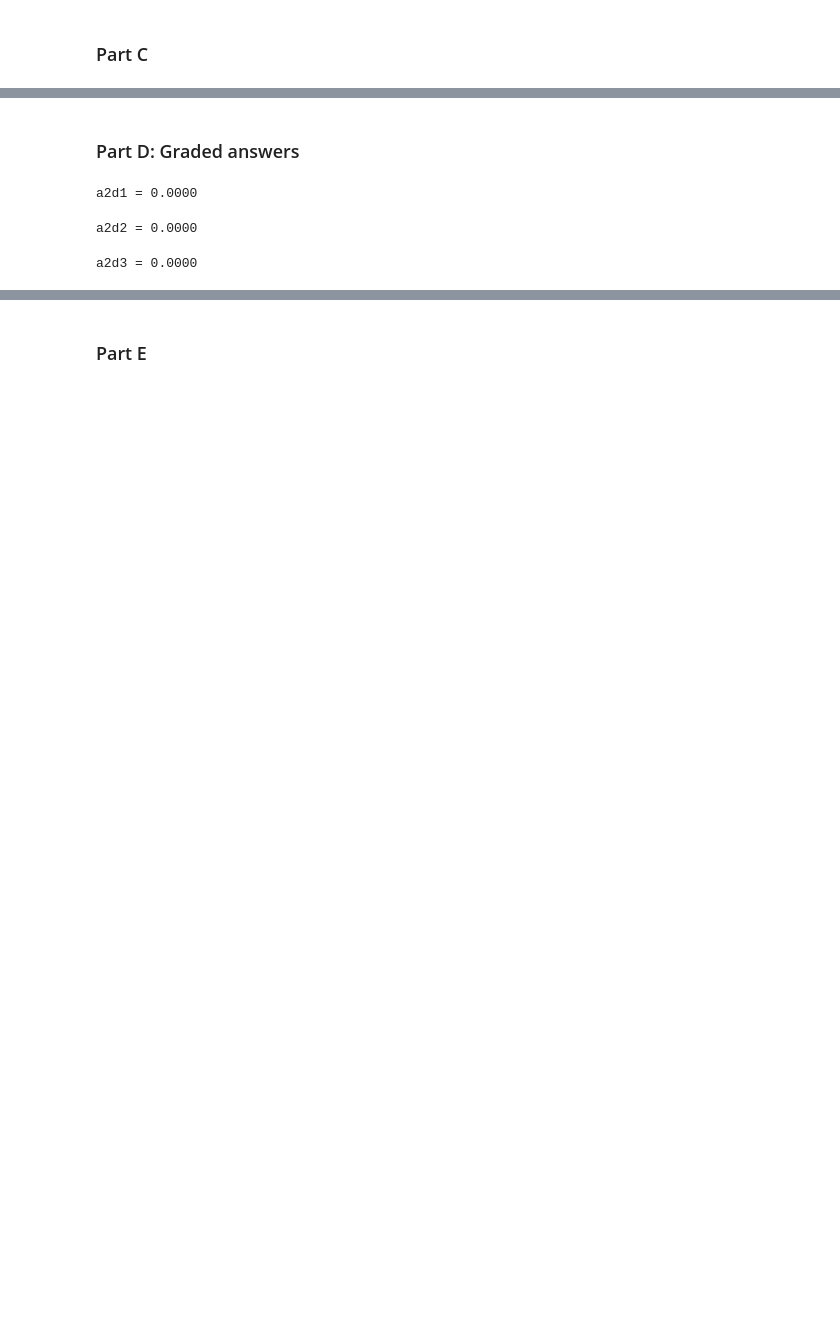
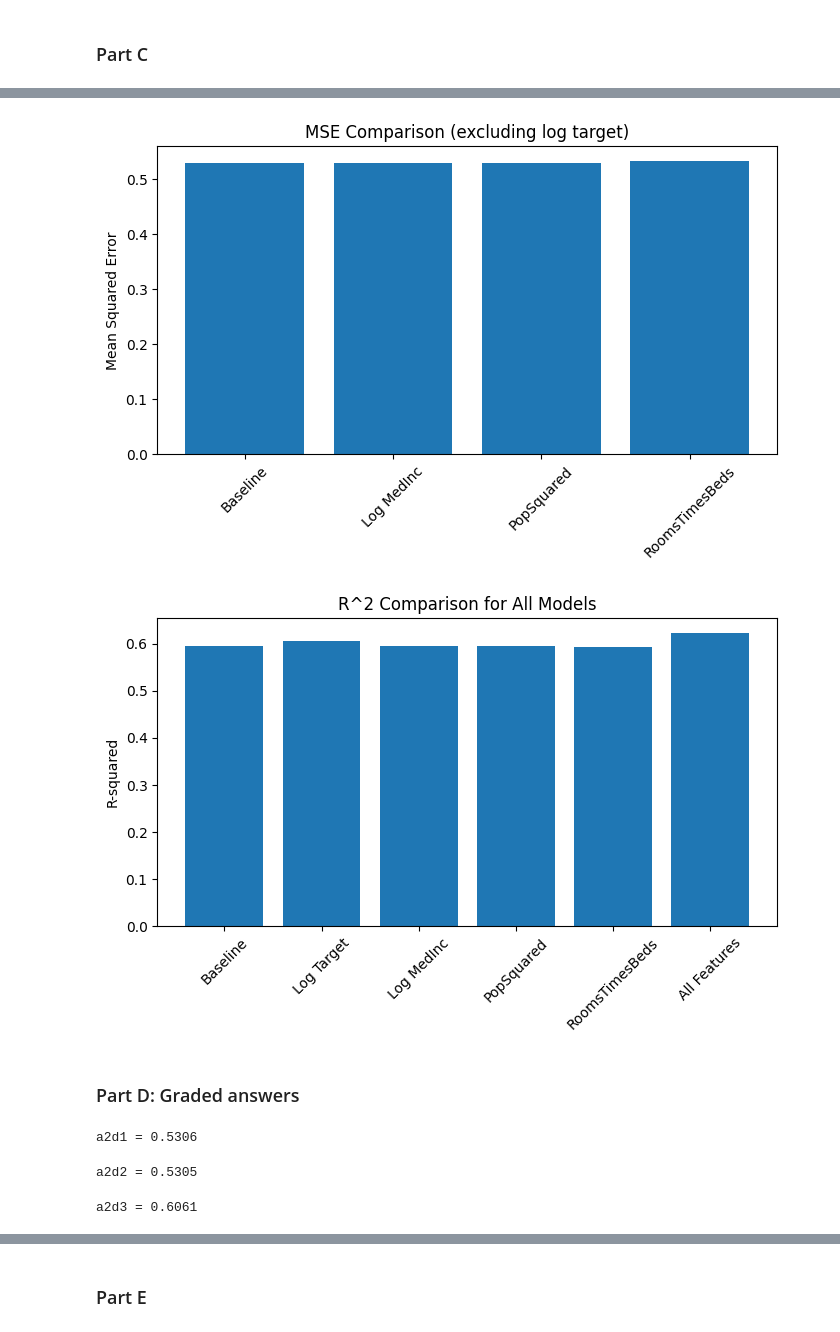
Before and after one commit to m-nowrin/MachineLearning, a Jupyter notebook: Homework_03.ipynb, the cells around one changed output, grey strips where cells are left out. Cells and saved outputs as stored; diff of their text form; code cells hidden in the pictures; blank space fills up the shorter version.

```diff
--- a/Homework_03.ipynb
+++ b/Homework_03.ipynb
@@ -423,0 +510,20 @@ You may create additional code cells as you wish.
+# %%
+# 2.4 RoomsTimesBeds
+
+df_interaction = df.copy()
+df_interaction["RoomsTimesBeds"] = df_interaction["AveRooms"] * df_interaction["AveBedrms"]
+
+X = df_interaction.drop(columns=["MedHouseVal"])
+y = df_interaction["MedHouseVal"]
+
+X_train, X_test, y_train, y_test = train_test_split(X, y, test_size=0.3, random_state=42)
+
+model = LinearRegression()
+model.fit(X_train, y_train)
+
+y_pred = model.predict(X_test)
+
+mse_interaction = mean_squared_error(y_test, y_pred)
+r2_interaction = r2_score(y_test, y_pred)
+
+print(f"RoomsTimesBeds - MSE: {mse_interaction:.4f}, R²: {r2_interaction:.4f}")
@@ -427,0 +560,8 @@ You may create additional code cells as you wish.
+# %%
+# Your code here
+results = pd.DataFrame({
+    "Model": ["Baseline", "Log Target", "Log MedInc", "PopSquared", "RoomsTimesBeds", "All Features"],
+    "MSE": [mse_baseline, mse_log_target, mse_log_medinc, mse_pop_squared, mse_interaction, mse_all],
+    "R^2": [r2_baseline, r2_log_target, r2_log_medinc, r2_pop_squared, r2_interaction, r2_all]
+})
+print(results)
@@ -428,30 +576,49 @@ You may create additional code cells as you wish.
+# %%
+# Visualization
+plt.figure(figsize=(8, 4))
+plt.bar(results["Model"][~results["Model"].isin(["Log Target", "All Features"])],
+        results["MSE"][~results["Model"].isin(["Log Target", "All Features"])])
+plt.title("MSE Comparison (excluding log target)")
+plt.ylabel("Mean Squared Error")
+plt.xticks(rotation=45)
+plt.show()
+
+plt.figure(figsize=(8, 4))
+plt.bar(results["Model"], results["R^2"])
+plt.title("R^2 Comparison for All Models")
+plt.ylabel("R-squared")
+plt.xticks(rotation=45)
+plt.show()
+# %% [output]
+[figure, added]
+[figure, added]
 # %% [markdown]
 ### Part D: Graded answers
 # %%
 # Assign to the variable the MSE of the original data set with no transformations
 
-a2d1 = 0.0                              # Just to get the cell to run without errors, replace by appropriate expression
+a2d1 = mse_baseline                           # Just to get the cell to run without errors, replace by appropriate expression
 
 print(f'a2d1 = {a2d1:.4f}')             # Do NOT change this print statement in any way, it is used by the auto-grader!
 # %% [output]
-a2d1 = 0.0000
+a2d1 = 0.5306
 # %%
 # Assign to the variable the MSE  score of the dataset after transformation 2.3
 
-a2d2 = 0.0                              # Just to get the cell to run without errors, replace by appropriate expression
+a2d2 = mse_pop_squared                              # Just to get the cell to run without errors, replace by appropriate expression
 
 print(f'a2d2 = {a2d2:.4f}')             # Do NOT change this print statement in any way, it is used by the auto-grader!
 # %% [output]
-a2d2 = 0.0000
+a2d2 = 0.5305
 # %%
 # Assign to the variable the $R^2$  score of the dataset after transformation 2.1
 
 
-a2d3 = 0.0                              # Just to get the cell to run without errors, replace by appropriate expression
+a2d3 = r2_log_target                             # Just to get the cell to run without errors, replace by appropriate expression
 
 print(f'a2d3 = {a2d3:.4f}')             # Do NOT change this print statement in any way, it is used by the auto-grader!
 # %% [output]
-a2d3 = 0.0000
+a2d3 = 0.6061
 # %%
 # Assign to the variable the R^2 score of the best result, i.e., the best R^2 score found in any experiment
 # Note that you do not have to specify which experiment(s), just give the largest value.
```
Also changed, not shown: parts of 11 cells of this notebook.
